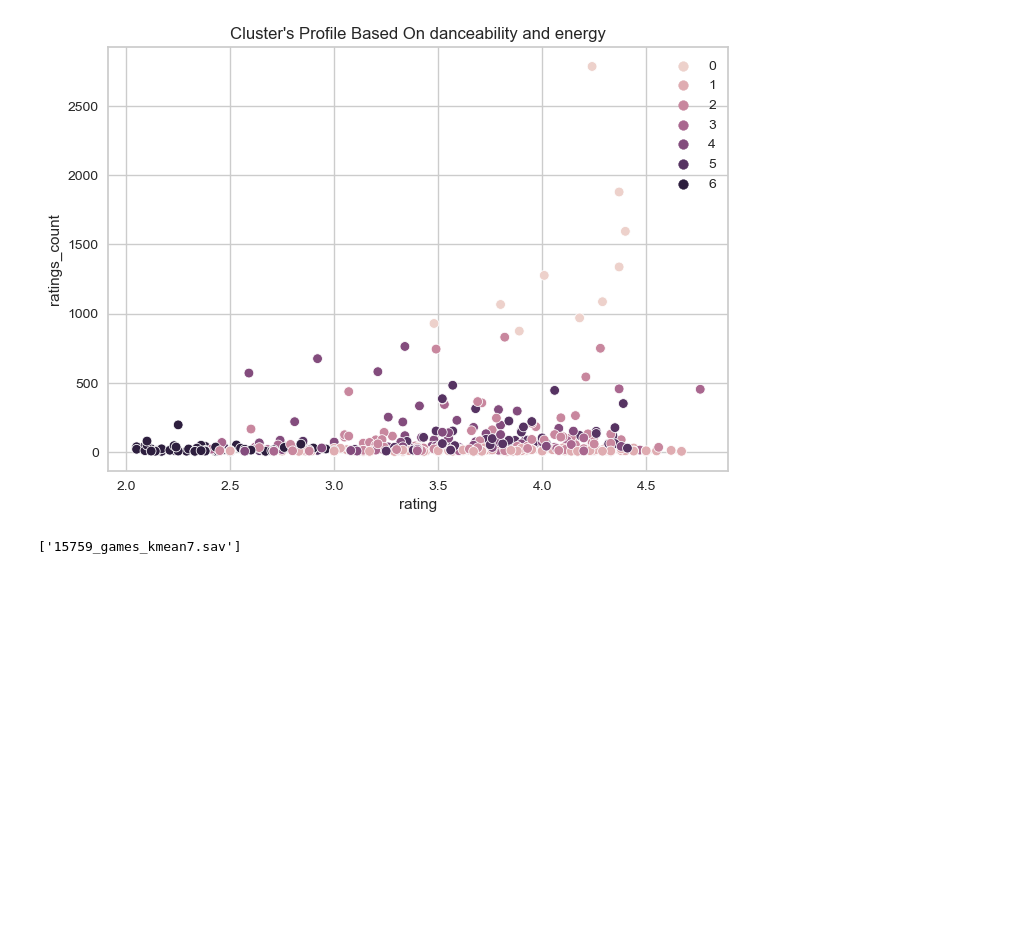
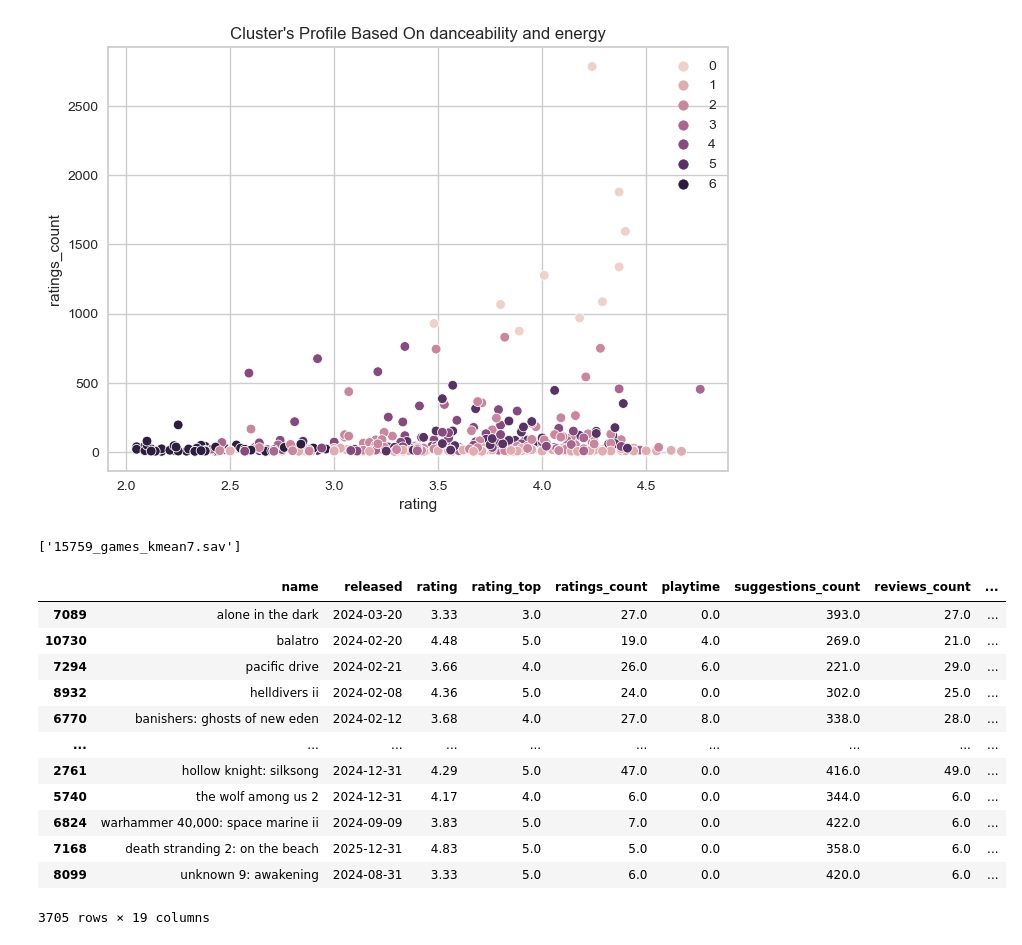
Before and after one commit to pabelnl/suggest_a_game_3000, a Jupyter notebook: ml/video_games.ipynb, the cells around one changed output. Drawn from its saved outputs; the diff is of its cells as text; code cells hidden in the pictures; blank space fills up the shorter version.

Commit message:
updated video_games and added new csv
Added ranking to the clustered data and exported

```diff
--- a/ml/video_games.ipynb
+++ b/ml/video_games.ipynb
@@ -383,3 +383,54 @@ df2.to_csv("15759_games_clean_formatted_CLUSTERED.csv")
 joblib.dump(kmeans7, "15759_games_kmean7.sav")
 # %% [output]
 ['15759_games_kmean7.sav']
+# %%
+# Ranking system implementation for each cluster
+df = pd.read_csv("15759_games_clean_formatted_CLUSTERED.csv")
+df.drop(["Unnamed: 0"], axis=1, inplace=True)
+df["name"] = df["name"].apply(lambda x: x.lower())
+df["released"] = pd.to_datetime(df['released'])
+# %%
+# Ranking
+def calculate_ranking_score(df, gravity=1.8):
+    """Calculates the ranking score for items in a DataFrame.
+
+    Args:
+        df (pandas.DataFrame): The DataFrame containing the data.
+        gravity (float, optional): Gravity constant. Defaults to 1.8.
+    """
+
+    df['ranking_score'] = (df["rating"] - 1) / ((pd.Timestamp.now() - df["released"]).dt.total_seconds() / 3600 + 2) ** gravity
+    return df
+# %%
+# Extract every cluster into individual dataframes and calculate the ranking for each cluster invdividually
+cluster_df_list = []
+for i in range(0,7):
+    data = df[df["cluster"] == i]
+    data = calculate_ranking_score(data)
+    cluster_df_list.append(data)
+# %%
+
+# For simplicity, assigning each member of the list to a variable
+cluster_0_df = cluster_df_list[0]
+cluster_1_df = cluster_df_list[1]
+cluster_2_df = cluster_df_list[2]
+cluster_3_df = cluster_df_list[3]
+cluster_4_df = cluster_df_list[4]
+cluster_5_df = cluster_df_list[5]
+cluster_6_df = cluster_df_list[6]
+# %%
+cluster_2_df.sort_values(by=["ranking_score"], ascending=False)
+# %% [output]
+|  | name | released | rating | rating_top | ratings_count | playtime | suggestions_count | reviews_count | ... |
+| 7089 | alone in the dark | 2024-03-20 | 3.33 | 3.0 | 27.0 | 0.0 | 393.0 | 27.0 | ... |
+| 10730 | balatro | 2024-02-20 | 4.48 | 5.0 | 19.0 | 4.0 | 269.0 | 21.0 | ... |
+| 7294 | pacific drive | 2024-02-21 | 3.66 | 4.0 | 26.0 | 6.0 | 221.0 | 29.0 | ... |
+| 8932 | helldivers ii | 2024-02-08 | 4.36 | 5.0 | 24.0 | 0.0 | 302.0 | 25.0 | ... |
+| 6770 | banishers: ghosts of new eden | 2024-02-12 | 3.68 | 4.0 | 27.0 | 8.0 | 338.0 | 28.0 | ... |
+| ... | ... | ... | ... | ... | ... | ... | ... | ... | ... |
+| 2761 | hollow knight: silksong | 2024-12-31 | 4.29 | 5.0 | 47.0 | 0.0 | 416.0 | 49.0 | ... |
+| 5740 | the wolf among us 2 | 2024-12-31 | 4.17 | 4.0 | 6.0 | 0.0 | 344.0 | 6.0 | ... |
+| 6824 | warhammer 40,000: space marine ii | 2024-09-09 | 3.83 | 5.0 | 7.0 | 0.0 | 422.0 | 6.0 | ... |
+| 7168 | death stranding 2: on the beach | 2025-12-31 | 4.83 | 5.0 | 5.0 | 0.0 | 358.0 | 6.0 | ... |
+| 8099 | unknown 9: awakening | 2024-08-31 | 3.33 | 5.0 | 6.0 | 0.0 | 420.0 | 6.0 | ... |
+3705 rows × 19 columns
```
Also changed, not shown: parts of 3 cells of this notebook, 1 other file.
